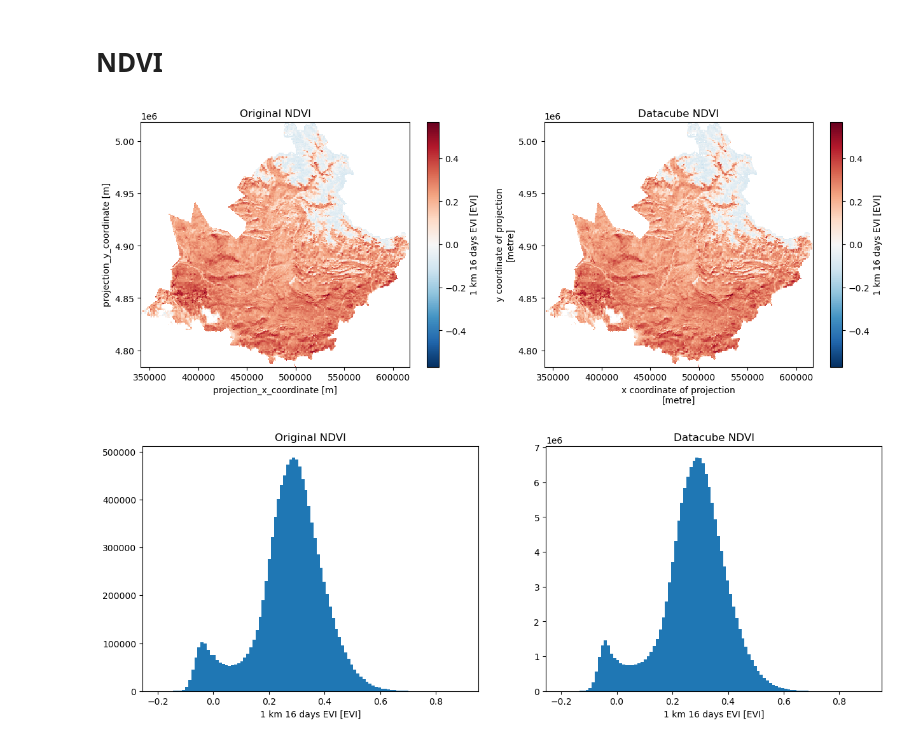
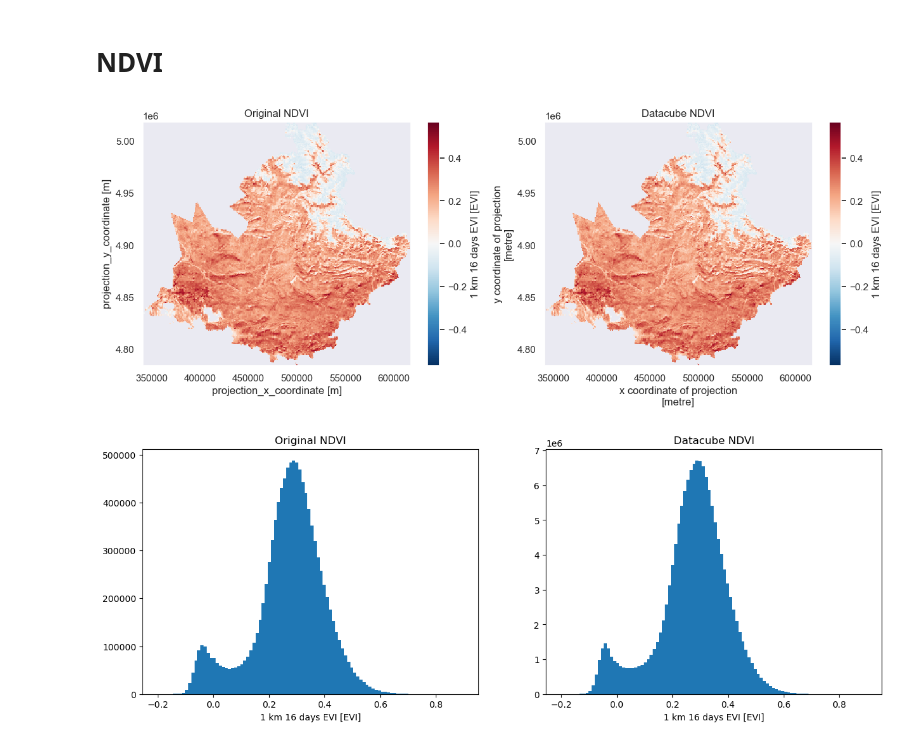
Before and after one commit to Sliders122/wildfire, a Jupyter notebook: src/Datacube_inspection.ipynb, the cells around one changed output. Cells and saved outputs as stored; diff of their text form; code cells hidden in the pictures.

```diff
--- a/src/Datacube_inspection.ipynb
+++ b/src/Datacube_inspection.ipynb
@@ -43,15 +44,16 @@ burn_mask_filter = burn_mask['FireMask']
 # %% [markdown]
 # NDVI
 # %%
-# Plot the EVI from the original dataset and the datacube
+# Plot the EVI from the original dataset and the datacube with seaborn
+sns.set_theme(style="darkgrid")
 fig, ax = plt.subplots(1, 2, figsize=(15, 5))
 ndvi_filter.sel(time='2019-01-01').plot(ax=ax[0])
 datacube['_1_km_16_days_EVI'].sel(time='2019-01-01').plot(ax=ax[1])
 ax[0].set_title('Original NDVI')
 ax[1].set_title('Datacube NDVI')
 plt.show()
 # %% [output]
-[figure, old version]
+[figure, new version]
 # %%
 # Plot the EVI distribution from the original dataset and the datacube
 fig, ax = plt.subplots(1, 2, figsize=(15, 5))
```
Also changed, not shown: parts of 7 cells of this notebook.
